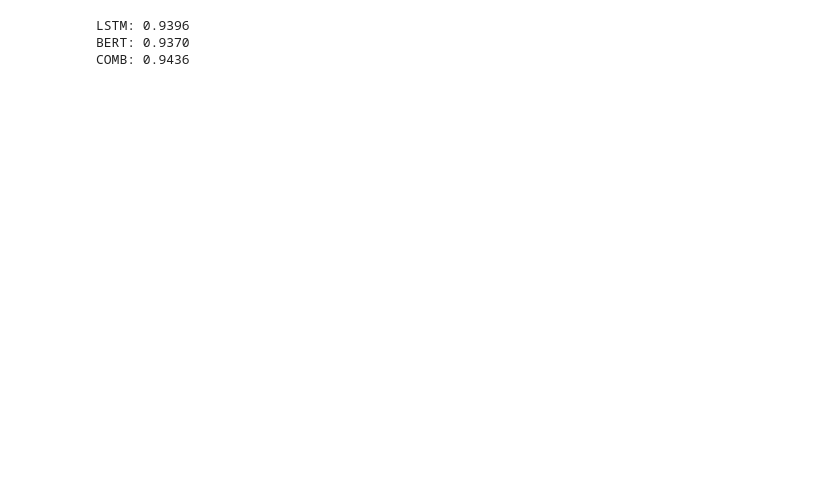
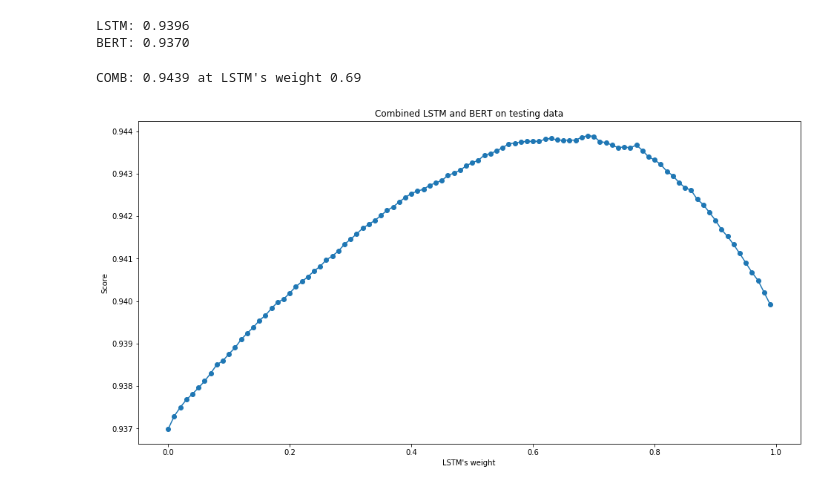
Before and after one commit to jayjunjieyu/Toxic_Comments, a Jupyter notebook: 02_Ensemble.ipynb, the cells around one changed output. Saved outputs shown, nothing was run; the diff lists cells and outputs as text; code cells hidden in the pictures; blank space fills up the shorter version.

```diff
--- a/02_Ensemble.ipynb
+++ b/02_Ensemble.ipynb
@@ -11,10 +11,6 @@ IDENTITY_COLUMNS = [
     'muslim', 'black', 'white', 'psychiatric_or_mental_illness']
 TOXICITY_COLUMN = 'target'
 TEXT_COLUMN = 'comment_text'
-MODEL_NAME = "COMB"
-validate_df['LSTM'] = pd.read_pickle('val_pred_lstm')
-validate_df['BERT'] = pd.read_pickle('val_pred_bert')
-validate_df['COMB'] = validate_df['LSTM']*0.75 + validate_df['BERT']*0.25
 
 # Convert target
 
@@ -96,13 +92,44 @@ def get_final_metric(bias_df, overall_auc, POWER=-5, OVERALL_MODEL_WEIGHT=0.25):
         power_mean(bias_df[BNSP_AUC], POWER)
     ])
     return (OVERALL_MODEL_WEIGHT * overall_auc) + ((1 - OVERALL_MODEL_WEIGHT) * bias_score)
-
-
-for MODEL_NAME in ("LSTM", "BERT", "COMB"):
-    bias_metrics_df = compute_bias_metrics_for_model(validate_df, IDENTITY_COLUMNS, MODEL_NAME, TOXICITY_COLUMN)
-    final_metric = get_final_metric(bias_metrics_df, calculate_overall_auc(validate_df, MODEL_NAME))
-    print("{}: {:.4f}".format(MODEL_NAME, final_metric))
-# %% [output]
-LSTM: 0.9396
-BERT: 0.9370
-COMB: 0.9436
+# %%
+# Scores of individual models
+validate_df['LSTM'] = pd.read_pickle('val_pred_lstm')
+validate_df['BERT'] = pd.read_pickle('val_pred_bert')
+for MODEL_NAME in ("LSTM", "BERT"):
+    bias_metrics_df = compute_bias_metrics_for_model(validate_df, IDENTITY_COLUMNS, MODEL_NAME, TOXICITY_COLUMN)
+    score = get_final_metric(bias_metrics_df, calculate_overall_auc(validate_df, MODEL_NAME))
+    print("{}: {:.4f}".format(MODEL_NAME, score))
+# %% [output]
+LSTM: 0.9396
+BERT: 0.9370
+# %%
+# Grid search of optimized combined model
+weights = []
+scores = []
+for i in range(0, 100, 1):
+    weight = float(i)/100
+    MODEL_NAME = str(weight)
+    validate_df[MODEL_NAME] = validate_df['LSTM']*weight + validate_df['BERT']*(1-weight)
+    bias_metrics_df = compute_bias_metrics_for_model(validate_df, IDENTITY_COLUMNS, MODEL_NAME, TOXICITY_COLUMN)
+    score = get_final_metric(bias_metrics_df, calculate_overall_auc(validate_df, MODEL_NAME))
+    weights.append(weight)
+    scores.append(score)
+
+highest_score = max(scores)
+index = scores.index(highest_score)
+print("COMB: {:.4f} at LSTM's weight {}".format(highest_score, weights[index]))
+# %% [output]
+COMB: 0.9439 at LSTM's weight 0.69
+# %%
+import matplotlib.pyplot as plt
+%matplotlib inline
+
+fig = plt.figure(figsize=(16, 8))
+plt.plot(weights, scores, '-o')
+plt.xlabel("LSTM's weight")
+plt.ylabel("Score")
+plt.title("Combined LSTM and BERT on testing data")
+plt.show()
+# %% [output]
+[figure, added]
```
